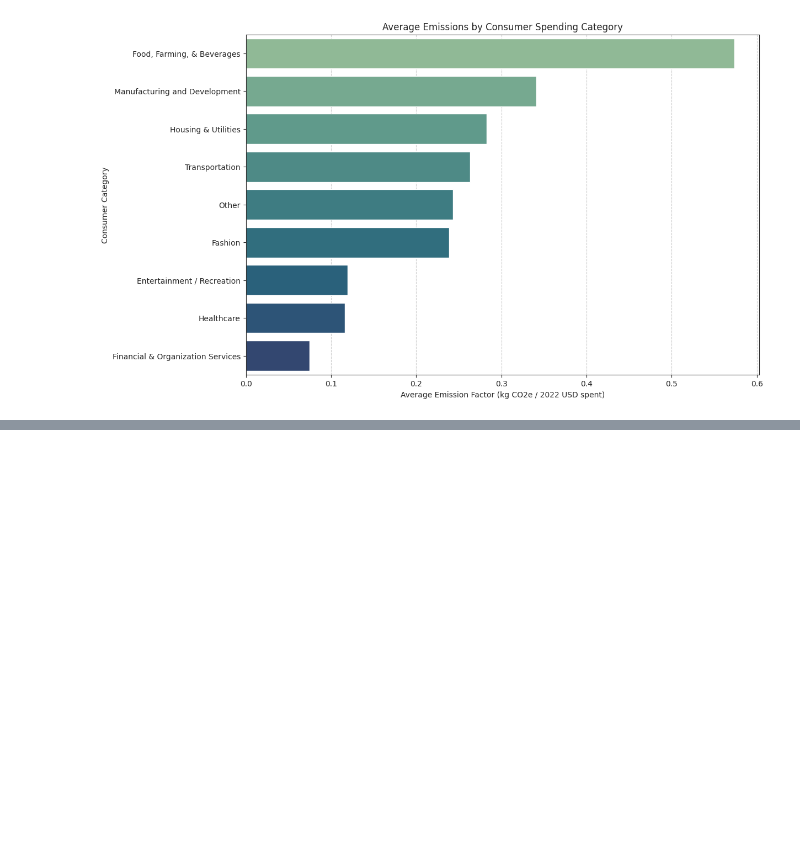
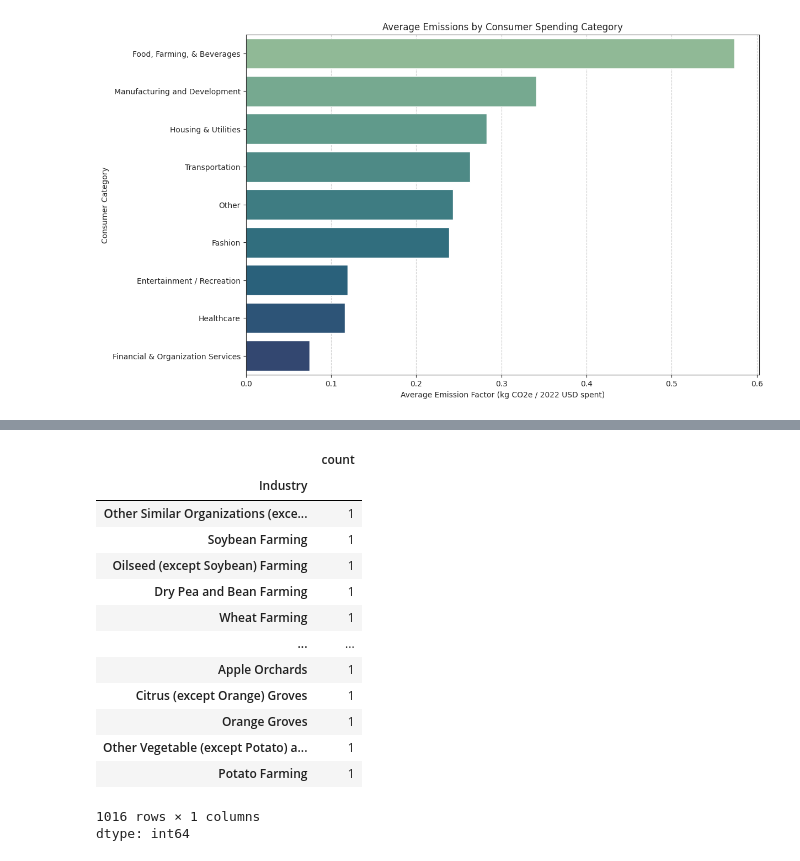
Before and after one commit to thesuper147/Carbon-Emissions_CS_DSRP, a Jupyter notebook: Carbon_Emissions_CS_DSRP.ipynb, the cells around one changed output, grey strips where cells are left out. Drawn from its saved outputs; the diff is of its cells as text; code cells hidden in the pictures; blank space fills up the shorter version.

```diff
--- a/Carbon_Emissions_CS_DSRP.ipynb
+++ b/Carbon_Emissions_CS_DSRP.ipynb
@@ -199,0 +215,19 @@ memory usage: 17.5+ KB
+# %%
+df_consumer.head()
+df_consumer['Industry'].value_counts()
+# %% [output]
+|  | count |
+| Industry |  |
+| Other Similar Organizations (exce... | 1 |
+| Soybean Farming | 1 |
+| Oilseed (except Soybean) Farming | 1 |
+| Dry Pea and Bean Farming | 1 |
+| Wheat Farming | 1 |
+| ... | ... |
+| Apple Orchards | 1 |
+| Citrus (except Orange) Groves | 1 |
+| Orange Groves | 1 |
+| Other Vegetable (except Potato) a... | 1 |
+| Potato Farming | 1 |
+1016 rows × 1 columns
+dtype: int64
```
Also changed, not shown: parts of 5 cells of this notebook.
